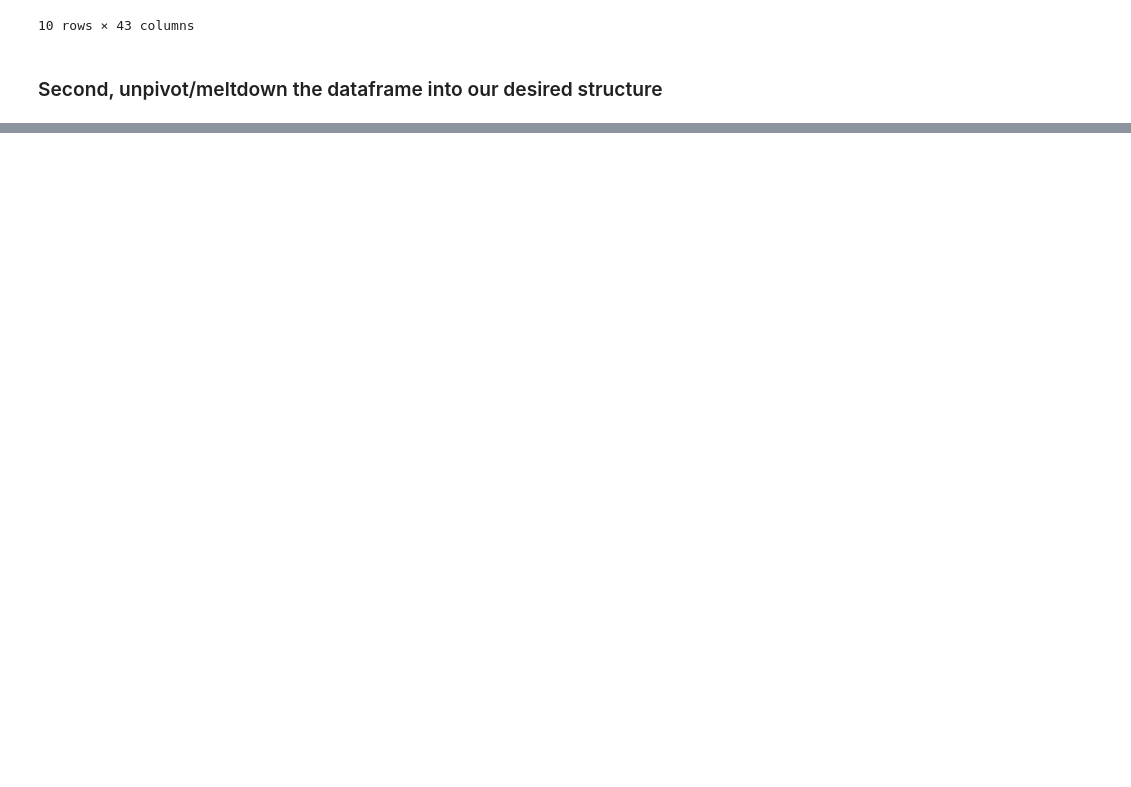
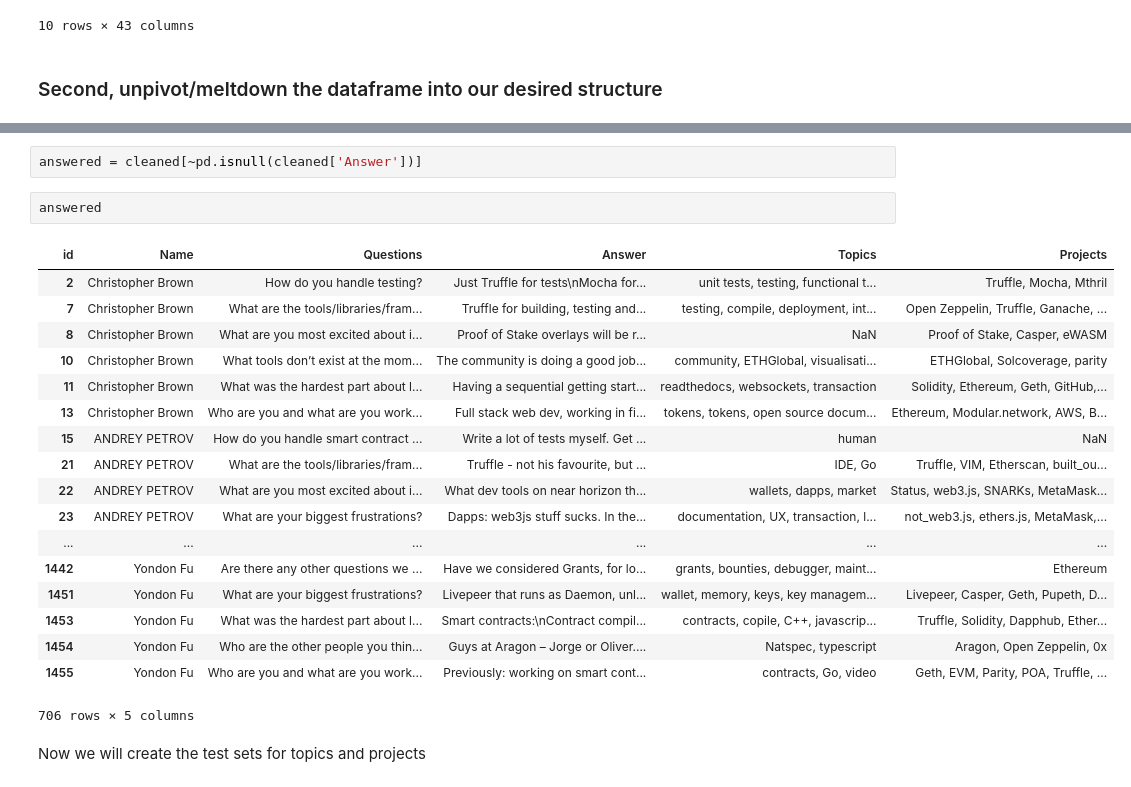
Before and after one commit to status-im/datasets, a Jupyter notebook: 201807_ETHPrize/ETHPrize_tagged_data_analysis.ipynb, the cells around one changed output, grey strips where cells are left out. Saved outputs shown, nothing was run; the diff lists cells and outputs as text; blank space fills up the shorter version.

```diff
--- a/201807_ETHPrize/ETHPrize_tagged_data_analysis.ipynb
+++ b/201807_ETHPrize/ETHPrize_tagged_data_analysis.ipynb
@@ -156,0 +175,25 @@ cleaned
+# %%
+answered = cleaned[~pd.isnull(cleaned['Answer'])]
+# %%
+answered
+# %% [output]
+| id | Name | Questions | Answer | Topics | Projects |
+| 2 | Christopher Brown | How do you handle testing? | Just Truffle for tests\nMocha for... | unit tests, testing, functional t... | Truffle, Mocha, Mthril |
+| 7 | Christopher Brown | What are the tools/libraries/fram... | Truffle for building, testing and... | testing, compile, deployment, int... | Open Zeppelin, Truffle, Ganache, ... |
+| 8 | Christopher Brown | What are you most excited about i... | Proof of Stake overlays will be r... | NaN | Proof of Stake, Casper, eWASM |
+| 10 | Christopher Brown | What tools don’t exist at the mom... | The community is doing a good job... | community, ETHGlobal, visualisati... | ETHGlobal, Solcoverage, parity |
+| 11 | Christopher Brown | What was the hardest part about l... | Having a sequential getting start... | readthedocs, websockets, transaction | Solidity, Ethereum, Geth, GitHub,... |
+| 13 | Christopher Brown | Who are you and what are you work... | Full stack web dev, working in fi... | tokens, tokens, open source docum... | Ethereum, Modular.network, AWS, B... |
+| 15 | ﻿ANDREY PETROV | How do you handle smart contract ... | Write a lot of tests myself. Get ... | human | NaN |
+| 21 | ﻿ANDREY PETROV | What are the tools/libraries/fram... | Truffle - not his favourite, but ... | IDE, Go | Truffle, VIM, Etherscan, built_ou... |
+| 22 | ﻿ANDREY PETROV | What are you most excited about i... | What dev tools on near horizon th... | wallets, dapps, market | Status, web3.js, SNARKs, MetaMask... |
+| 23 | ﻿ANDREY PETROV | What are your biggest frustrations? | Dapps: web3js stuff sucks. In the... | documentation, UX, transaction, l... | not_web3.js, ethers.js, MetaMask,... |
+| ... | ... | ... | ... | ... | ... |
+| 1442 | ﻿Yondon Fu | Are there any other questions we ... | Have we considered Grants, for lo... | grants, bounties, debugger, maint... | Ethereum |
+| 1451 | ﻿Yondon Fu | What are your biggest frustrations? | Livepeer that runs as Daemon, unl... | wallet, memory, keys, key managem... | Livepeer, Casper, Geth, Pupeth, D... |
+| 1453 | ﻿Yondon Fu | What was the hardest part about l... | Smart contracts:\nContract compil... | contracts, copile, C++, javascrip... | Truffle, Solidity, Dapphub, Ether... |
+| 1454 | ﻿Yondon Fu | Who are the other people you thin... | Guys at Aragon – Jorge or Oliver.... | Natspec, typescript | Aragon, Open Zeppelin, 0x |
+| 1455 | ﻿Yondon Fu | Who are you and what are you work... | Previously: working on smart cont... | contracts, Go, video | Geth, EVM, Parity, POA, Truffle, ... |
+706 rows × 5 columns
+# %% [markdown]
+Now we will create the test sets for topics and projects
```
Also changed, not shown: parts of 16 cells of this notebook.
